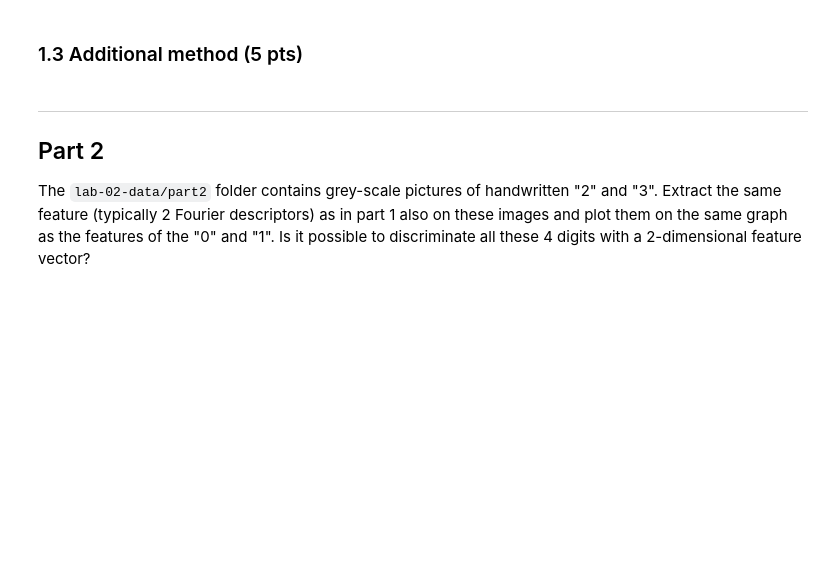
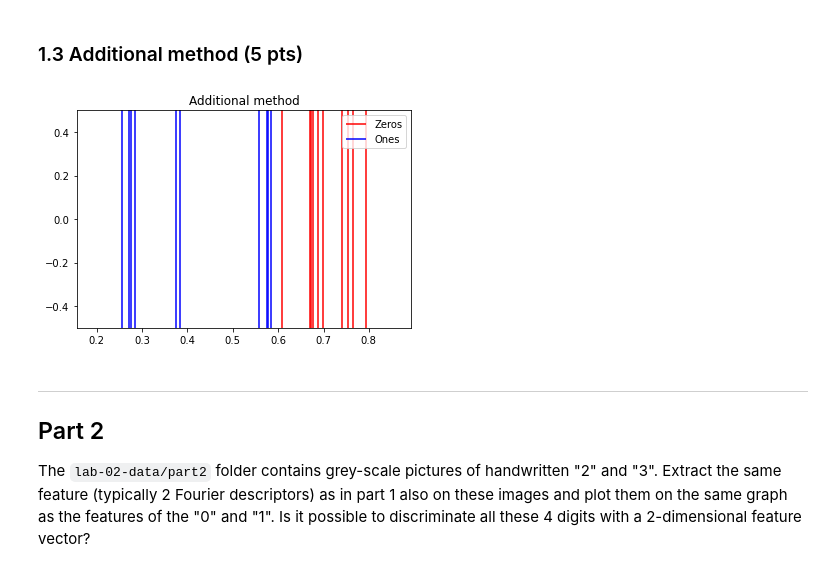
Before and after one commit to mbiselx/ImgAnlNPatRec, a Jupyter notebook: labs/lab_02_object_description.ipynb, the cells around one changed output. Cells and saved outputs as stored; diff of their text form; code cells hidden in the pictures; blank space fills up the shorter version.

```diff
--- a/labs/lab_02_object_description.ipynb
+++ b/labs/lab_02_object_description.ipynb
@@ -99,9 +234,11 @@ for ax, im, nm in zip(axes[1], ones_im, ones_names):
 ### 1.3 Additional method (5 pts)
 # %%
 def PolyArea(contour):
+    # Compute area of a polygon
     return 0.5*np.abs(np.dot(contour[:,0],np.roll(contour[:,1],1))-np.dot(contour[:,1],np.roll(contour[:,0],1)))
 
 def GetSurfaceArea(contour, shape="rectangle"):
+    # Compute the area of the numbers while approximating them by "shape"
     if shape == "rectangle":
         w = max(contour[:,0])-min(contour[:,0])
         h = max(contour[:,1])-min(contour[:,1])
@@ -109,14 +246,15 @@ def GetSurfaceArea(contour, shape="rectangle"):
     elif shape == "ellipse":
         w = max(contour[:,0])-min(contour[:,0])
         h = max(contour[:,1])-min(contour[:,1])
-        A = h*w*np.pi
+        A = h*w*np.pi/4
     return A
 
 
 def GetRatios(images, shape="rectangle"):
+    # return ratio of contour area over "shape" area
     ratios = []
     for img in images:
-        contour = max(skimage.measure.find_contours(img), key=len)
+        contour = max(skimage.measure.find_contours(img, level=0.5*img.max()), key=len)
         A = GetSurfaceArea(contour, shape)
         P = PolyArea(contour)
         ratios.append(P/A)
@@ -124,21 +262,27 @@ def GetRatios(images, shape="rectangle"):
 # %%
 # Add your implementation and discussion
 shape = "rectangle"
 zeros_ratios = GetRatios(zeros_im, shape)
 ones_ratios = GetRatios(ones_im, shape)
 
+# plot figure
 xmax = max(ones_ratios+zeros_ratios)+0.1
 xmin = min(ones_ratios+zeros_ratios)-0.1
 plt.figure()
-#plt.hlines(0,xmin,xmax)  # Draw a horizontal line
 plt.xlim(xmin,xmax)
 plt.ylim(-0.5,0.5)
-plt.eventplot(ones_ratios, orientation='horizontal', lineoffset=0, colors='r', label='Ones')
-plt.eventplot(zeros_ratios, orientation='horizontal', lineoffset=0, colors='b', label='Zeros')
-#plt.set_title("test")
+plt.eventplot(zeros_ratios, orientation='horizontal', lineoffset=0, colors='r', label='Zeros')
+plt.eventplot(ones_ratios,  orientation='horizontal', lineoffset=0, colors='b', label='Ones')
+plt.title("Additional method")
 plt.axis('on')
 plt.legend()
 plt.show()
+
+# We can see that for those examples a single descriptor is enough to classify zeros and ones. However, this is only
+# works with 1 and 0 since the area of the 0 not only includes the white line but also the black center. Therefore,
+# compared to the 1, the ratio is bigger. This method would not work that well when comparing twos to threes.S
+# %% [output]
+[figure, added]
 # %% [markdown]
 ---
 ## Part 2
```
Also changed, not shown: parts of 16 cells of this notebook.
